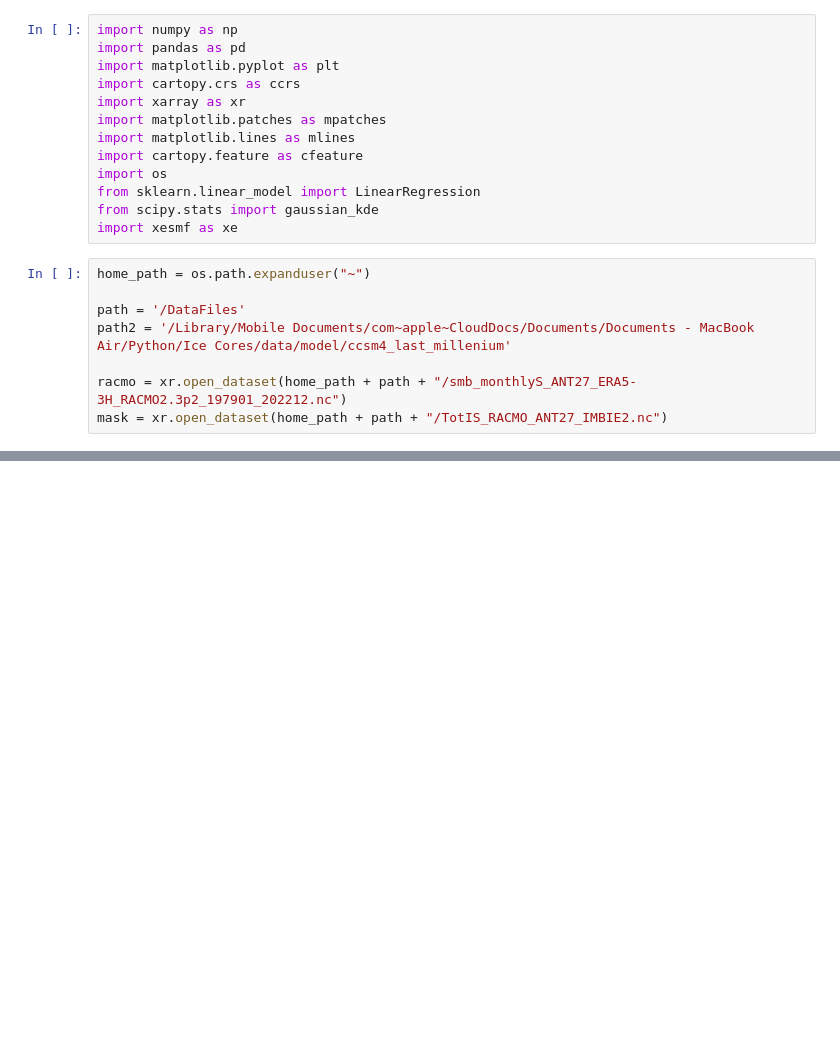
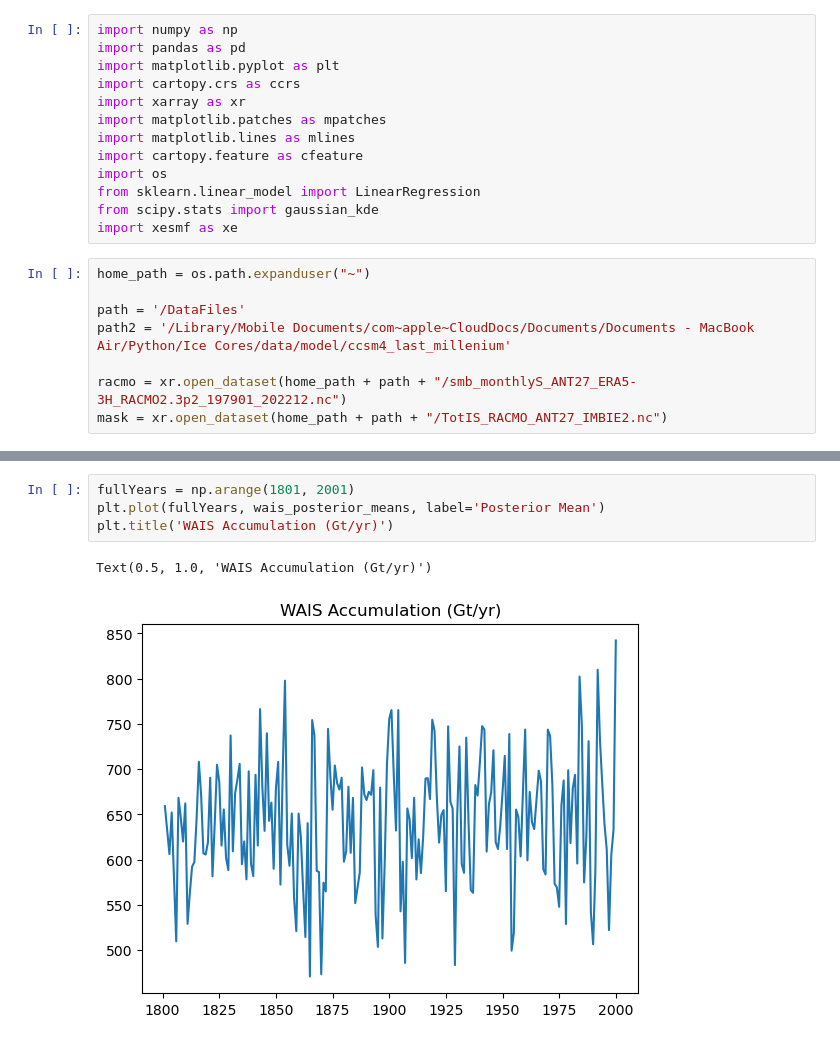
Before and after one commit to advikeswaran/metric-reconstruction, a Jupyter notebook: RACMO_ENSRF.ipynb, the cells around one changed output, grey strips where cells are left out. Drawn from its saved outputs; the diff is of its cells as text; blank space fills up the shorter version.

```diff
--- a/RACMO_ENSRF.ipynb
+++ b/RACMO_ENSRF.ipynb
@@ -380,0 +627,7 @@ plt.legend()
+# %%
+fullYears = np.arange(1801, 2001)
+plt.plot(fullYears, wais_posterior_means, label='Posterior Mean')
+plt.title('WAIS Accumulation (Gt/yr)')
+# %% [output]
+Text(0.5, 1.0, 'WAIS Accumulation (Gt/yr)')
+[figure, added]
```
Also changed, not shown: parts of 21 cells of this notebook.
